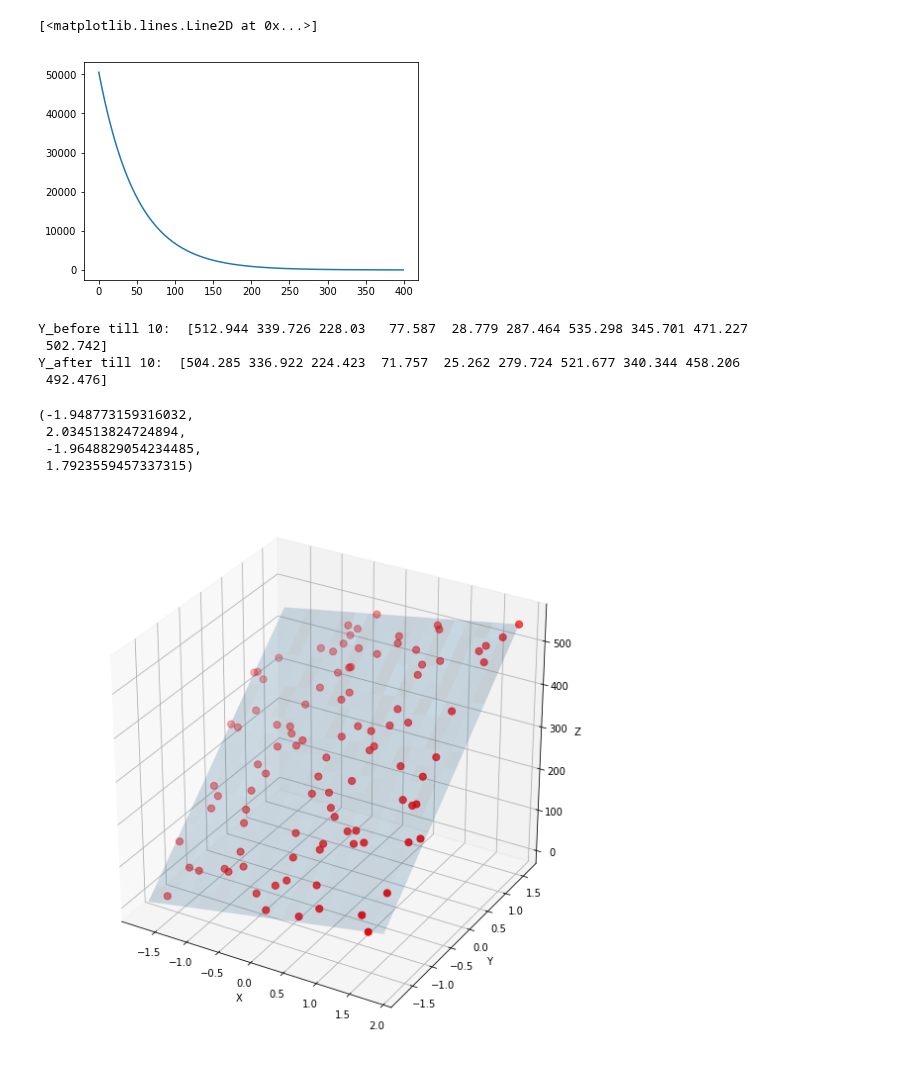
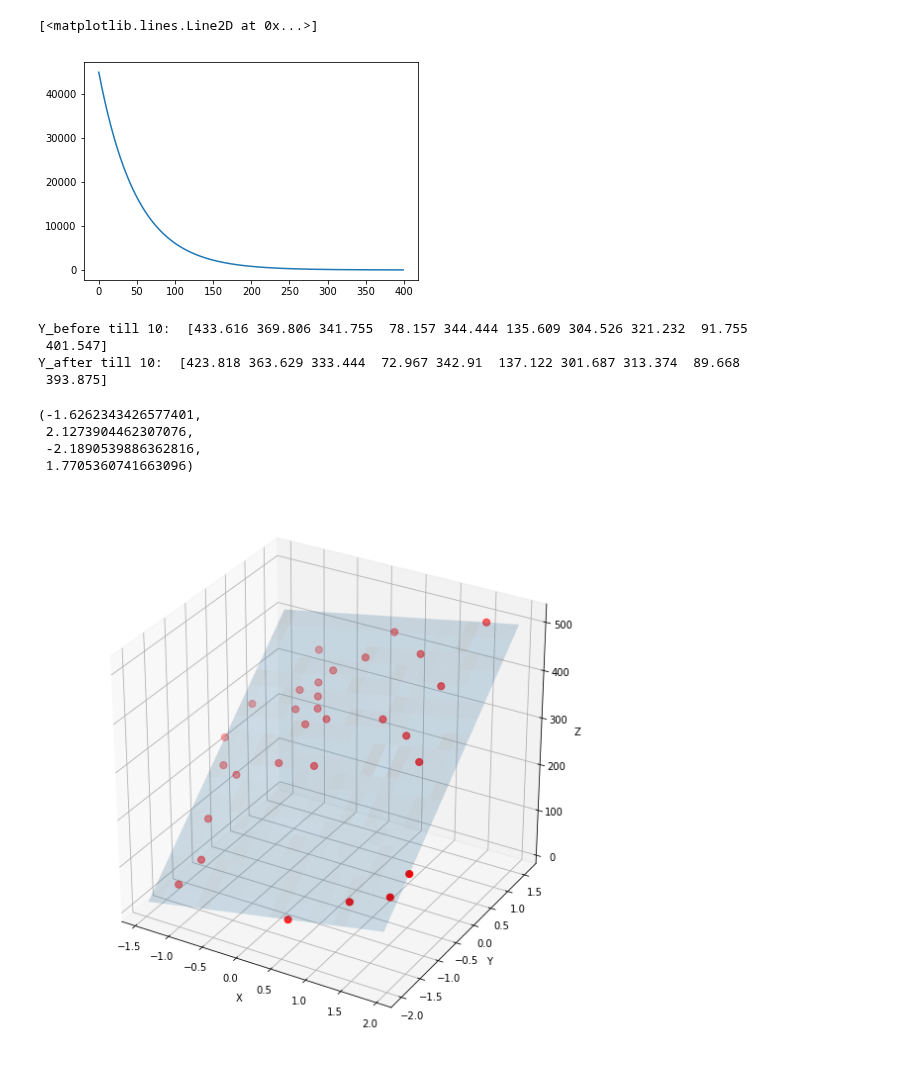
Before and after one commit to KonstantinKochetov/ML-implementations, a Jupyter notebook: Beleg2.ipynb, the cells around one changed output. Cells and saved outputs as stored; diff of their text form; code cells hidden in the pictures.

Commit message:
Beleg2 thetas_result in plotting

```diff
--- a/Beleg2.ipynb
+++ b/Beleg2.ipynb
@@ -12,7 +14,7 @@ np.set_printoptions(precision=3,suppress=True)
 # %%
 # Aufgabe 1
 # Daten
-points_size = 100
+points_size = 30
 num_iters = 400
 alpha = 0.01
 J_history = np.zeros((num_iters, 1))
@@ -132,49 +134,48 @@ J_history, theta_result = gradient_descent(alpha, theta_test, X_norm, Y)
 plt.plot(J_history)
 # %% [output]
 [<matplotlib.lines.Line2D at 0x...>]
-[figure, old version]
+[figure, new version]
 # %%
 # test Before/After
 print("Y_before till 10: ", Y[:10])
 h = linear_hypothesis(theta_result)
-Y = h(X_norm)
-print("Y_after till 10: ", Y[:10])
+Y_after = h(X_norm)
+print("Y_after till 10: ", Y_after[:10])
 # %% [output]
-Y_before till 10:  [512.944 339.726 228.03   77.587  28.779 287.464 535.298 345.701 471.227
- 502.742]
-Y_after till 10:  [504.285 336.922 224.423  71.757  25.262 279.724 521.677 340.344 458.206
- 492.476]
+Y_before till 10:  [433.616 369.806 341.755  78.157 344.444 135.609 304.526 321.232  91.755
+ 401.547]
+Y_after till 10:  [423.818 363.629 333.444  72.967 342.91  137.122 301.687 313.374  89.668
+ 393.875]
 # %%
 # Aufgabe 6
 
-data = np.c_[X_norm[:, 1], X_norm[:, 2], Y]
+data = np.c_[X_norm[:, 1], X_norm[:, 2], Y_after]
 
 # regular grid covering the domain of the data
 mn = np.min(data, axis=0)
 mx = np.max(data, axis=0)
 X,Y = np.meshgrid(np.linspace(mn[0], mx[0], 20), np.linspace(mn[1], mx[1], 20))
 XX = X.flatten()
 YY = Y.flatten()
 
 # best-fit linear plane (1st-order)
 A = np.c_[data[:,0], data[:,1], np.ones(data.shape[0])]
-C,_,_,_ = scipy.linalg.lstsq(A, data[:,2])    # coefficients
 
 # evaluate it on grid
-Z = C[0]*X + C[1]*Y + C[2]
+Z = theta_result[1]*X + theta_result[2]*Y + theta_result[0]
 
 fig1 =  plt.figure(figsize=(10, 10))
 ax = fig1.gca(projection='3d')
 ax.plot_surface(X, Y, Z, rstride=1, cstride=1, alpha=0.2)
 ax.scatter(data[:,0], data[:,1], data[:,2], c='r', s=50)
 plt.xlabel('X')
 plt.ylabel('Y')
 ax.set_zlabel('Z')
 ax.axis('equal')
 ax.axis('tight')
 # %% [output]
-(-1.948773159316032,
- 2.034513824724894,
- -1.9648829054234485,
- 1.7923559457337315)
+(-1.6262343426577401,
+ 2.1273904462307076,
+ -2.1890539886362816,
+ 1.7705360741663096)
-[figure, old version]
+[figure, new version]
```
Also changed, not shown: parts of 5 cells of this notebook.
